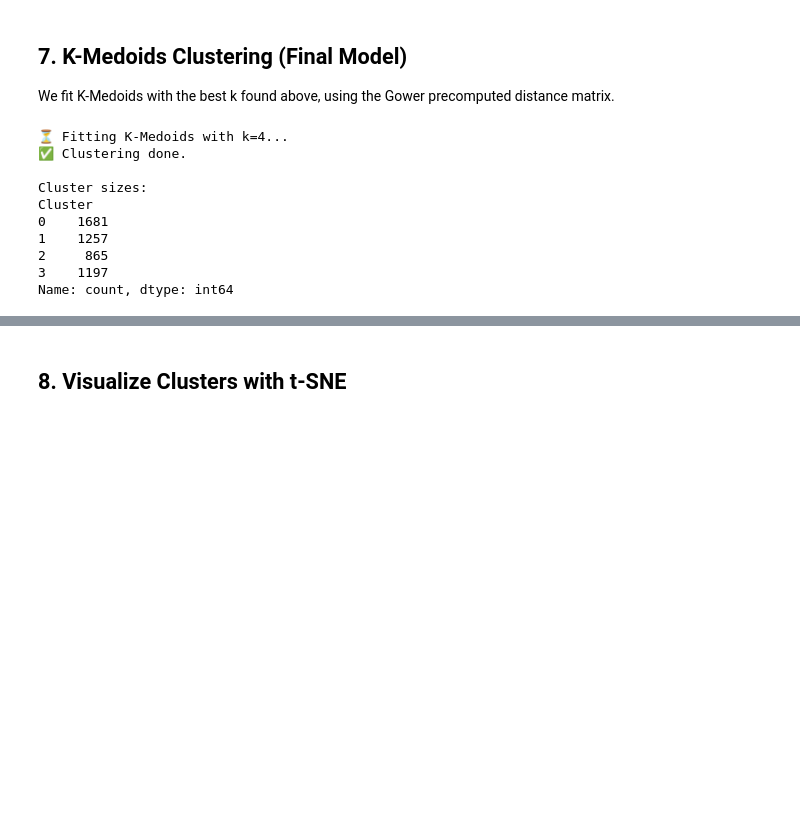
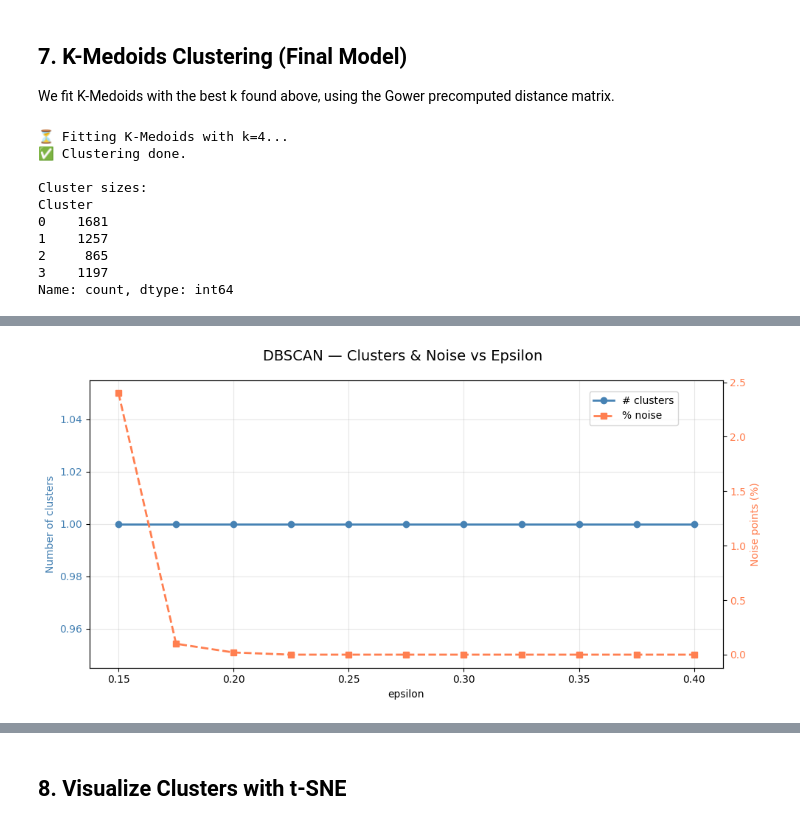
Before and after one commit to SimoneCerrone/FINTECH, a Jupyter notebook: BankClients_Segmentation_Final1.ipynb, the cells around one changed output, grey strips where cells are left out. Drawn from its saved outputs; the diff is of its cells as text; code cells hidden in the pictures; blank space fills up the shorter version.

Commit message:
DBSCAN

```diff
--- a/BankClients_Segmentation_Final1.ipynb
+++ b/BankClients_Segmentation_Final1.ipynb
@@ -1046,0 +1049,99 @@ Name: count, dtype: int64
+# %%
+# #############################################################################
+#                                                                             #
+#   SECTION 7.1 — DBSCAN as Independent Validation                          #
+#                                                                             #
+# #############################################################################
+# Place after K-Medoids (section 7).
+# DBSCAN finds clusters as dense regions, without specifying k upfront.
+# If it recovers a similar structure to K-Medoids, that confirms the
+# segmentation is robust. Points labelled as noise (-1) are clients that
+# don't fit neatly into any segment — worth inspecting.
+#
+# Uses: gower_distances, Y_2d (from t-SNE section 5).
+
+from sklearn.cluster import DBSCAN
+
+# ── Scan a range of epsilon values ────────────────────────────────────────────
+# With Gower distances in [0,1], epsilon typically falls in 0.15–0.40.
+eps_values = np.arange(0.15, 0.41, 0.025)
+min_samples = 10   # minimum cluster density (tune if needed)
+
+dbscan_results = []
+for eps in eps_values:
+    db = DBSCAN(eps=eps, min_samples=min_samples, metric='precomputed')
+    labels = db.fit_predict(gower_distances)
+    n_clusters = len(set(labels)) - (1 if -1 in labels else 0)
+    n_noise = (labels == -1).sum()
+    noise_pct = n_noise / len(labels) * 100
+    dbscan_results.append({
+        'eps': eps, 'n_clusters': n_clusters,
+        'n_noise': n_noise, 'noise_pct': noise_pct,
+        'labels': labels
+    })
+    print(f'  eps={eps:.3f} → {n_clusters} clusters, '
+          f'{n_noise} noise points ({noise_pct:.1f}%)')
+
+# ── Summary plot ──────────────────────────────────────────────────────────────
+fig, ax1 = plt.subplots(figsize=(10, 5))
+eps_list = [r['eps'] for r in dbscan_results]
+n_clust_list = [r['n_clusters'] for r in dbscan_results]
+noise_list = [r['noise_pct'] for r in dbscan_results]
+
+ax1.plot(eps_list, n_clust_list, 'o-', color='steelblue', linewidth=2, label='# clusters')
+ax1.set_xlabel('epsilon')
+ax1.set_ylabel('Number of clusters', color='steelblue')
+ax1.tick_params(axis='y', labelcolor='steelblue')
+ax1.grid(True, alpha=0.3)
+
+ax2 = ax1.twinx()
+ax2.plot(eps_list, noise_list, 's--', color='coral', linewidth=2, label='% noise')
+ax2.set_ylabel('Noise points (%)', color='coral')
+ax2.tick_params(axis='y', labelcolor='coral')
+
+fig.suptitle('DBSCAN — Clusters & Noise vs Epsilon', fontsize=14)
+fig.legend(loc='upper right', bbox_to_anchor=(0.88, 0.88))
+plt.tight_layout()
+plt.show()
+
+# ── Visualize the best DBSCAN result on t-SNE ────────────────────────────────
+# Pick the eps that gives a number of clusters closest to N_CLUSTERS
+best_db = min(dbscan_results,
+              key=lambda r: abs(r['n_clusters'] - N_CLUSTERS) if r['n_clusters'] > 0 else 999)
+
+print(f'\nClosest to k={N_CLUSTERS}: eps={best_db["eps"]:.3f} '
+      f'→ {best_db["n_clusters"]} clusters, {best_db["noise_pct"]:.1f}% noise')
+
+fig, axes = plt.subplots(1, 2, figsize=(18, 7))
+
+# Left: DBSCAN
+db_labels = best_db['labels']
+unique_labels = sorted(set(db_labels))
+palette_db = sns.color_palette('tab10', len(unique_labels))
+
+for i, lbl in enumerate(unique_labels):
+    mask = db_labels == lbl
+    if lbl == -1:
+        axes[0].scatter(Y_2d[mask, 0], Y_2d[mask, 1],
+                        c='lightgray', marker='x', s=8, alpha=0.4, label='Noise')
+    else:
+        axes[0].scatter(Y_2d[mask, 0], Y_2d[mask, 1],
+                        color=palette_db[i], s=12, alpha=0.5, label=f'Cluster {lbl}')
+axes[0].set_title(f'DBSCAN (eps={best_db["eps"]:.3f}, '
+                   f'{best_db["n_clusters"]} clusters)', fontsize=13)
+axes[0].legend(fontsize=8)
+axes[0].grid(True, alpha=0.3)
+
+# Right: K-Medoids (for comparison)
+for c in range(N_CLUSTERS):
+    mask = cluster_labels == c
+    axes[1].scatter(Y_2d[mask, 0], Y_2d[mask, 1],
+                    label=f'Cluster {c}', alpha=0.5, s=12, color=palette[c])
+axes[1].set_title(f'K-Medoids (k={N_CLUSTERS})', fontsize=13)
+axes[1].legend(fontsize=8)
+axes[1].grid(True, alpha=0.3)
+
+plt.suptitle('DBSCAN vs K-Medoids — t-SNE 2D', fontsize=15, y=1.02)
+plt.tight_layout()
+plt.show()
+# %% [output]
@@ -1046,0 +1159 @@ Name: count, dtype: int64
+[figure, added]
```
Also changed, not shown: parts of 2 cells of this notebook.
